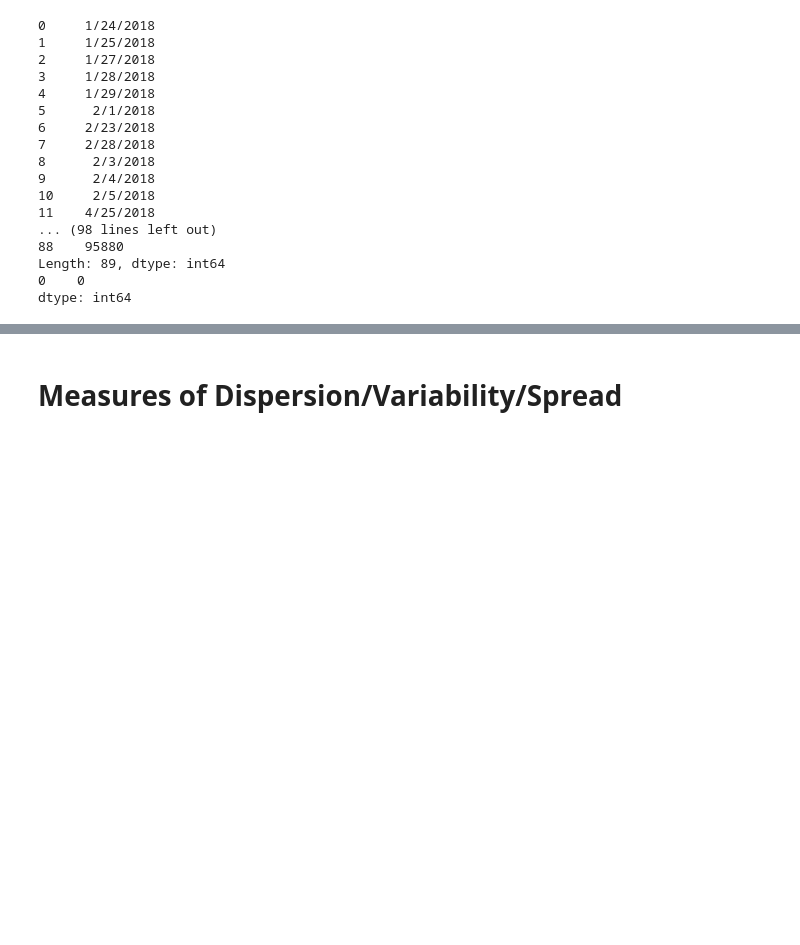
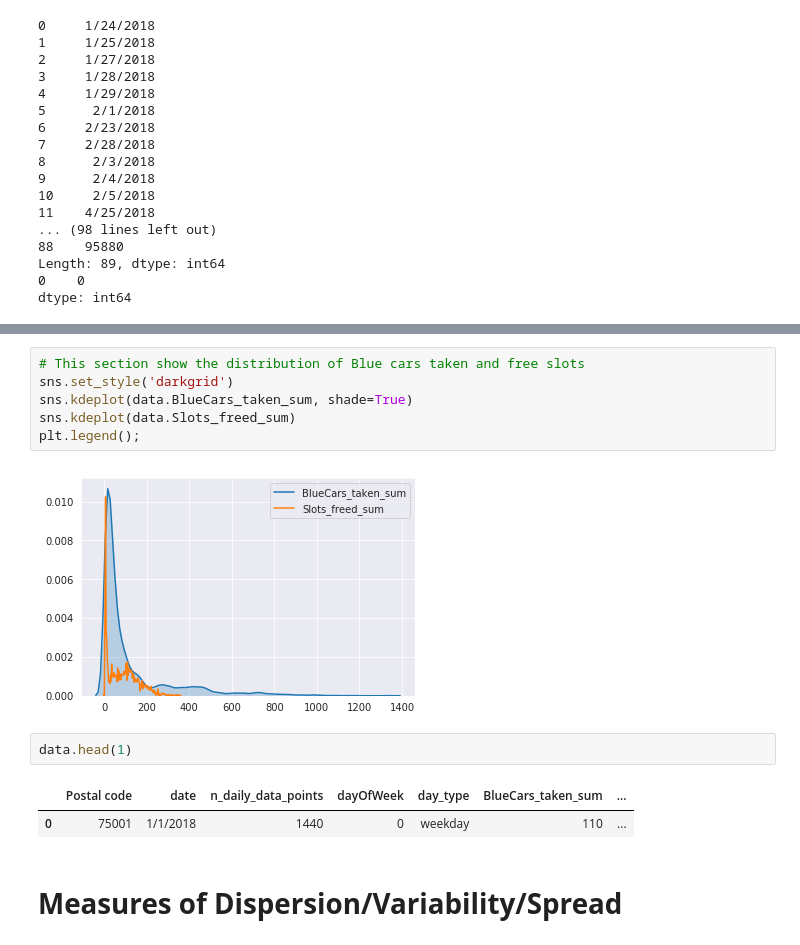
Before and after one commit to codybaraks/Autolib-electric-car-IP-WEEK-3, a Jupyter notebook: Independent_Project_Week_3.ipynb, the cells around one changed output, grey strips where cells are left out. Saved outputs shown, nothing was run; the diff lists cells and outputs as text; blank space fills up the shorter version.

```diff
--- a/Independent_Project_Week_3.ipynb
+++ b/Independent_Project_Week_3.ipynb
@@ -428,3 +442,16 @@ dtype: int64
+# %%
+# This section show the distribution of Blue cars taken and free slots
+sns.set_style('darkgrid')
+sns.kdeplot(data.BlueCars_taken_sum, shade=True)
+sns.kdeplot(data.Slots_freed_sum)
+plt.legend();
+# %% [output]
+[figure, added]
+# %%
+data.head(1)
+# %% [output]
+|  | Postal code | date | n_daily_data_points | dayOfWeek | day_type | BlueCars_taken_sum | ... |
+| 0 | 75001 | 1/1/2018 | 1440 | 0 | weekday | 110 | ... |
 # %% [markdown]
 # **Measures of Dispersion/Variability/Spread**
 # %%
```
Also changed, not shown: parts of 11 cells of this notebook.
